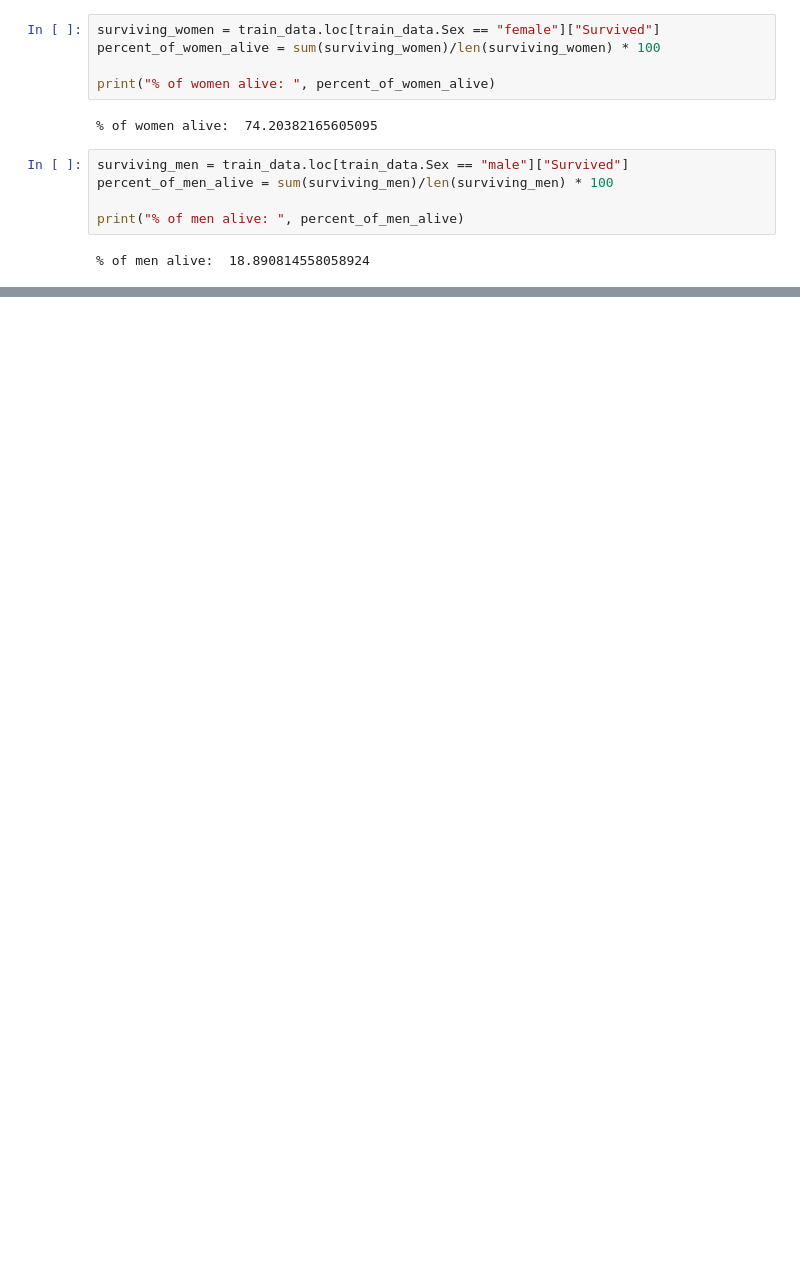
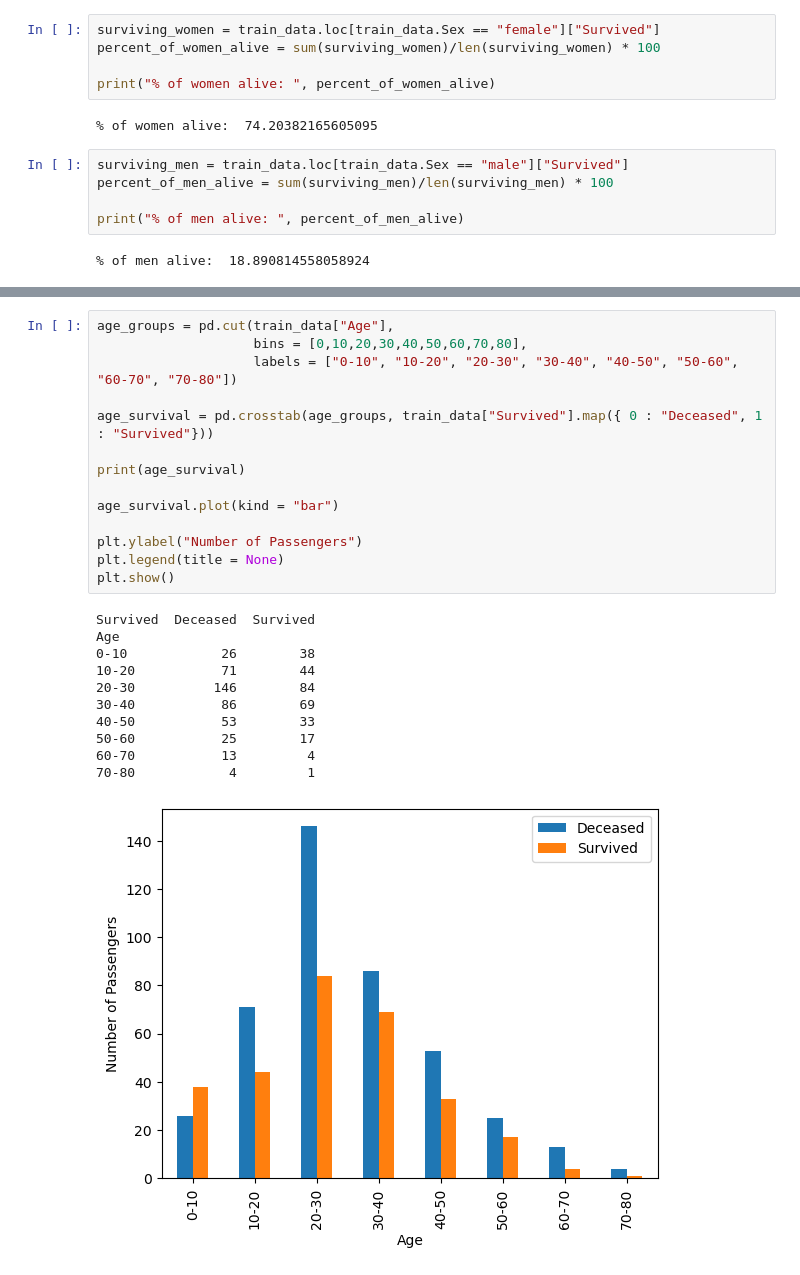
Before and after one commit to Sid1813/kaggle, a Jupyter notebook: Titanic - Machine Learning from Disaster/model_versions/titanic_v4.ipynb, the cells around one changed output, grey strips where cells are left out. Drawn from its saved outputs; the diff is of its cells as text; blank space fills up the shorter version.

```diff
--- a/Titanic - Machine Learning from Disaster/model_versions/titanic_v4.ipynb
+++ b/Titanic - Machine Learning from Disaster/model_versions/titanic_v4.ipynb
@@ -58,0 +126,26 @@ print("% of men alive: ", percent_of_men_alive)
+# %%
+age_groups = pd.cut(train_data["Age"],
+                    bins = [0,10,20,30,40,50,60,70,80],
+                    labels = ["0-10", "10-20", "20-30", "30-40", "40-50", "50-60", "60-70", "70-80"])
+
+age_survival = pd.crosstab(age_groups, train_data["Survived"].map({ 0 : "Deceased", 1 : "Survived"}))
+
+print(age_survival)
+
+age_survival.plot(kind = "bar")
+
+plt.ylabel("Number of Passengers")
+plt.legend(title = None)
+plt.show()
+# %% [output]
+Survived  Deceased  Survived
+Age
+0-10            26        38
+10-20           71        44
+20-30          146        84
+30-40           86        69
+40-50           53        33
+50-60           25        17
+60-70           13         4
+70-80            4         1
+[figure, added]
```
Also changed, not shown: parts of 8 cells of this notebook.
